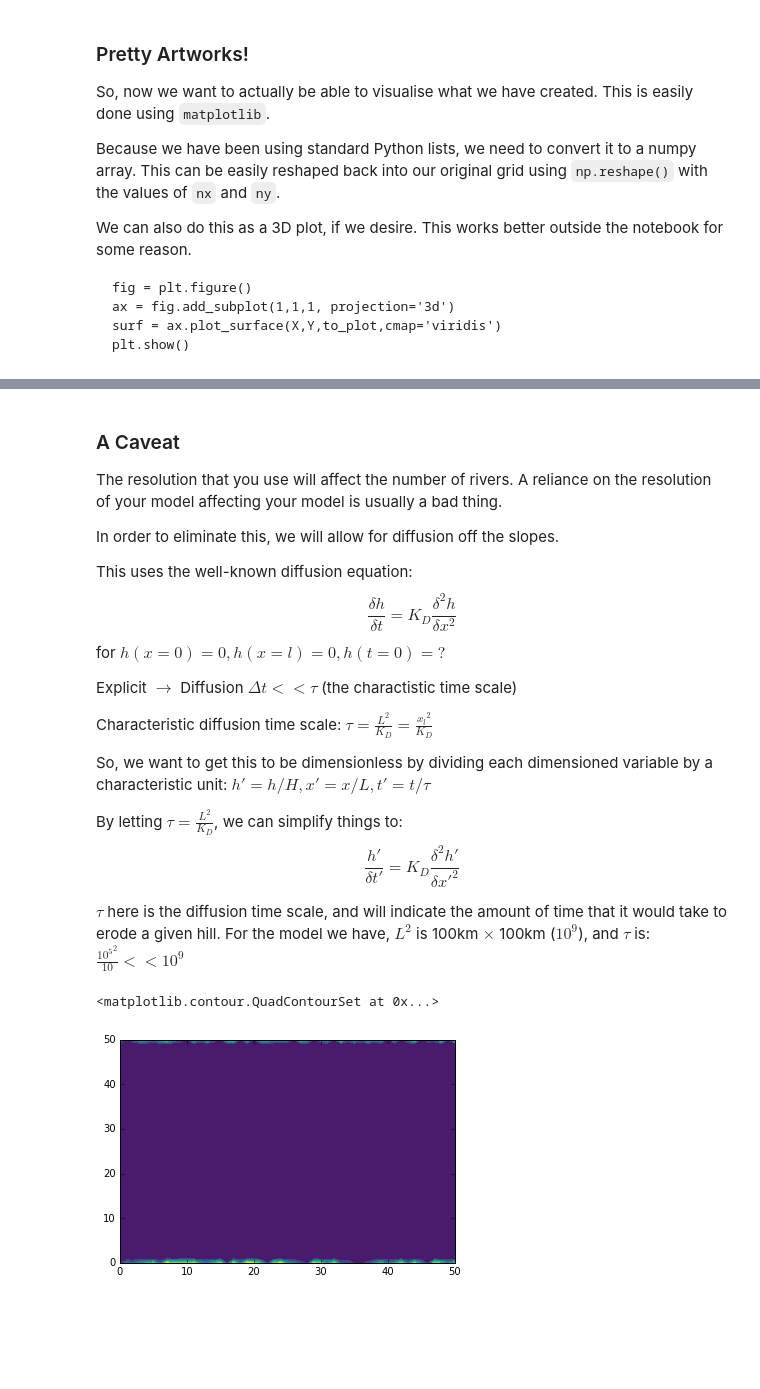
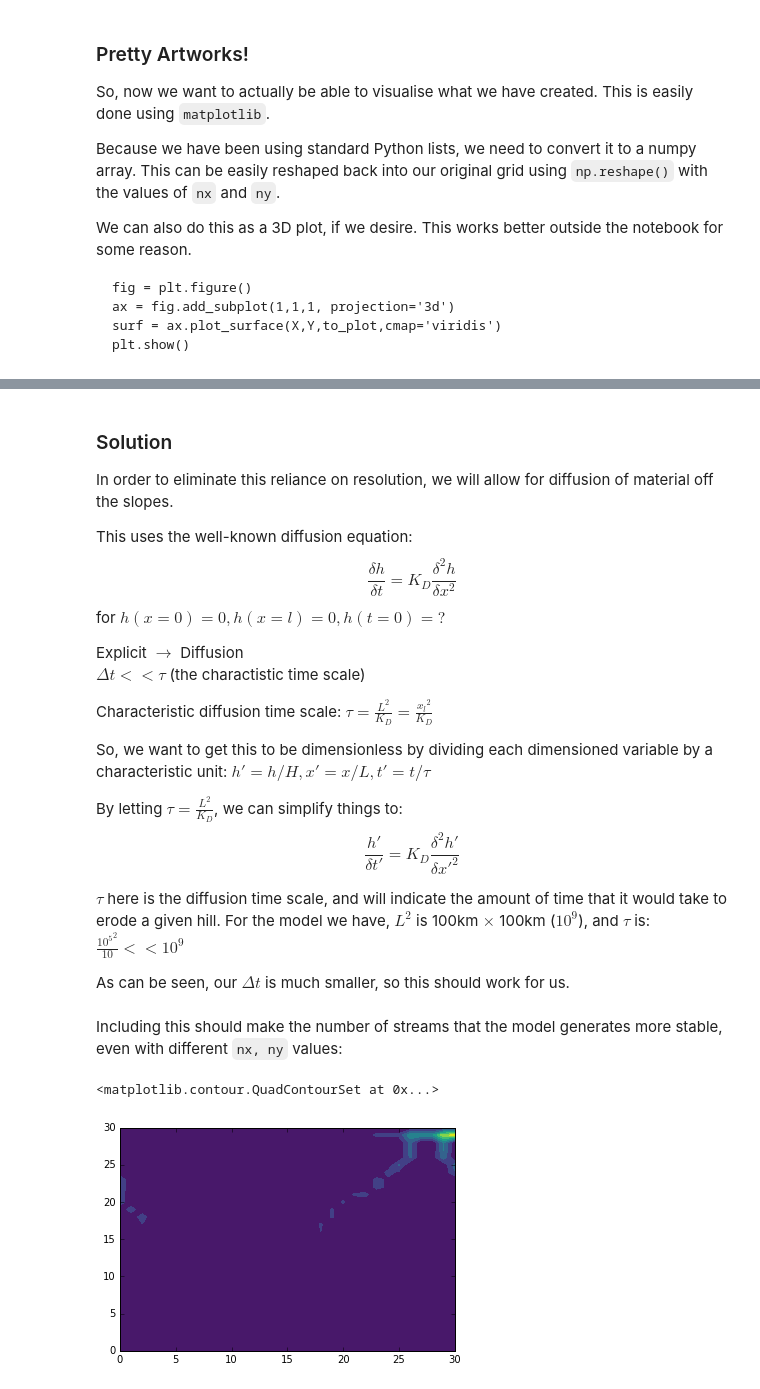
Before and after one commit to mtb-za/landscape_evolution_short_course, a Jupyter notebook: notebooks/FastScape.ipynb, the cells around one changed output, grey strips where cells are left out. Drawn from its saved outputs; the diff is of its cells as text; code cells hidden in the pictures; blank space fills up the shorter version.

```diff
--- a/notebooks/FastScape.ipynb
+++ b/notebooks/FastScape.ipynb
@@ -378,9 +471,7 @@ plt.contourf(X, Y, to_plot, cmap='viridis')
 # %% [markdown]
-### A Caveat
+### Solution
 
-The resolution that you use will affect the number of rivers. A reliance on the resolution of your model affecting your model is usually a bad thing.
-
-In order to eliminate this, we will allow for diffusion off the slopes.
+In order to eliminate this reliance on resolution, we will allow for diffusion of material off the slopes.
 
 This uses the well-known diffusion equation:
 \begin{equation}
@@ -391,10 +482,10 @@ Explicit $\rightarrow$ Diffusion
 $\Delta t << \tau$ (the charactistic time scale)
 
 Characteristic diffusion time scale:
-$\tau = \frac{L^2}{K_D} = \frac{{x_l}^2}{K_D}$
+$\begin{equation}\tau = \frac{L^2}{K_D} = \frac{{x_l}^2}{K_D}\end{equation}$
 
 So, we want to get this to be dimensionless by dividing each dimensioned variable by a characteristic unit:
-$h' = h/H, x' = x/L, t' = t/\tau$
+$\begin{equation}h' = h/H, x' = x/L, t' = t/\tau\end{equation}$
 
 By letting $\tau = \frac{L^2}{K_D}$, we can simplify things to:
 \begin{equation}
@@ -404,8 +495,10 @@ By letting $\tau = \frac{L^2}{K_D}$, we can simplify things to:
 $\tau$ here is the diffusion time scale, and will indicate the amount of time that it would take to erode a given hill.
 For the model we have, $L^2$ is 100km $\times$ 100km ($10^9$), and $\tau$ is:
 $\frac{{10^5}^2}{10} << 10^9$
+
+As can be seen, our $\Delta t$ is much smaller, so this should work for us.
 # %%
-def diffusion():
+def diffusion(h, nn, kd, dx, dy):
     #stuff for diffusion:
     hp = []
     hp = [h[ij] for ij in range(nn)]
@@ -426,7 +519,19 @@ def diffusion():
             if ijm < 0:
                 ijm = ny-1
             h[ij] = h[ij] + fact_x * ( hp[ipj] - 2*hp[ij] + hp[ijm] ) + fact_y * ( hp[ijp] - 2*hp[ij] + hp[ijm] )
+
+    return h
+# %% [markdown]
+Including this should make the number of streams that the model generates more stable, even with different `nx, ny` values:
 # %%
+nx, ny = 31,31
+nn = nx*ny
+
+np.random.seed(10) #For checking that things are running the same each time.
+h = []
+for i in range(nn):
+    h.append(np.random.random())
+
 for i in range(100):
     rec_array, length = cyc_receiver(h, nn)
     num_donors, donors = get_donors(rec_array, nn)
@@ -435,16 +540,17 @@ for i in range(100):
     area = get_area(rev_stack, nn, rec_array)
     h = cyc_uplift(nx, ny, h, u, dt)
     h = erode(stack, nn, m, kf, dt, length)
+    h = diffusion(h, nn, kd, dx, dy)
     #print (max(h), min(h), np.mean(h), np.median(h))
-
-to_plot = np.array(h)
-to_plot = np.reshape(h, (nx,ny))
-x = range(nx)
-y = range(ny)
-
-X, Y = np.meshgrid(x, y)
-
-plt.contourf(X, Y, to_plot, cmap='viridis')
-# %% [output]
-<matplotlib.contour.QuadContourSet at 0x...>
-[figure, removed]
+# %%
+to_plot = np.array(area)
+to_plot = np.reshape(area, (nx,ny))
+x = range(nx)
+y = range(ny)
+
+X, Y = np.meshgrid(x, y)
+
+plt.contourf(X, Y, to_plot, cmap='viridis')
+# %% [output]
+<matplotlib.contour.QuadContourSet at 0x...>
+[figure, added]
```
Also changed, not shown: parts of 39 cells of this notebook.
